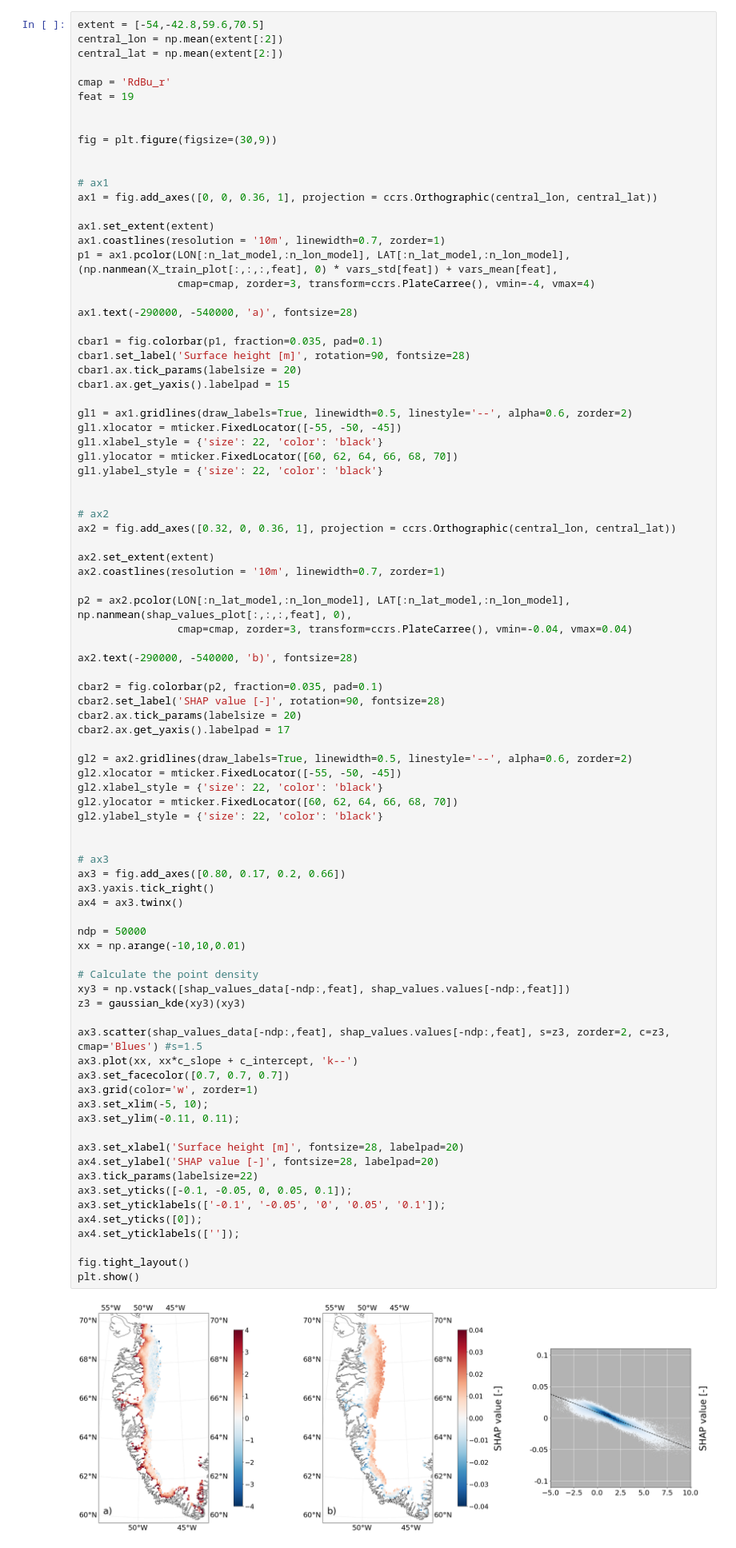
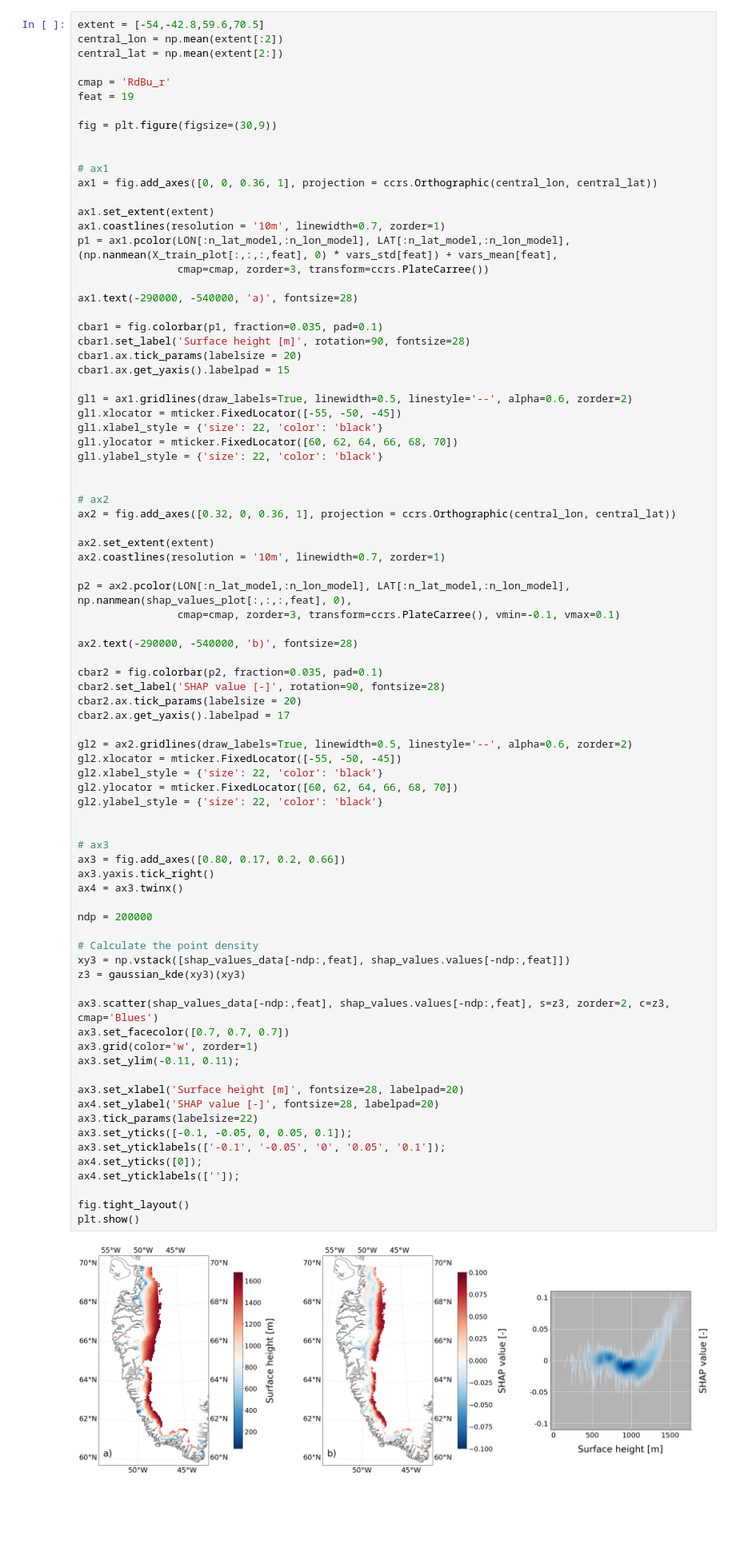
Before and after one commit to raf-antwerpen/PIXAL-predictive-ice-albedo-model, a Jupyter notebook: PIXAL.ipynb, the cells around one changed output. Shown at 80% size. Drawn from its saved outputs; the diff is of its cells as text; blank space fills up the shorter version.

```diff
--- a/PIXAL.ipynb
+++ b/PIXAL.ipynb
@@ -825,7 +829,6 @@ central_lat = np.mean(extent[2:])
 
 cmap = 'RdBu_r'
 feat = 19
-
 
 fig = plt.figure(figsize=(30,9))
 
@@ -836,7 +839,7 @@ ax1 = fig.add_axes([0, 0, 0.36, 1], projection = ccrs.Orthographic(central_lon,
 ax1.set_extent(extent)
 ax1.coastlines(resolution = '10m', linewidth=0.7, zorder=1)
 p1 = ax1.pcolor(LON[:n_lat_model,:n_lon_model], LAT[:n_lat_model,:n_lon_model], (np.nanmean(X_train_plot[:,:,:,feat], 0) * vars_std[feat]) + vars_mean[feat],
-                cmap=cmap, zorder=3, transform=ccrs.PlateCarree(), vmin=-4, vmax=4)
+                cmap=cmap, zorder=3, transform=ccrs.PlateCarree())
 
 ax1.text(-290000, -540000, 'a)', fontsize=28)
 
@@ -859,7 +862,7 @@ ax2.set_extent(extent)
 ax2.coastlines(resolution = '10m', linewidth=0.7, zorder=1)
 
 p2 = ax2.pcolor(LON[:n_lat_model,:n_lon_model], LAT[:n_lat_model,:n_lon_model], np.nanmean(shap_values_plot[:,:,:,feat], 0),
-                cmap=cmap, zorder=3, transform=ccrs.PlateCarree(), vmin=-0.04, vmax=0.04)
+                cmap=cmap, zorder=3, transform=ccrs.PlateCarree(), vmin=-0.1, vmax=0.1)
 
 ax2.text(-290000, -540000, 'b)', fontsize=28)
 
@@ -873,37 +876,34 @@ gl2.xlocator = mticker.FixedLocator([-55, -50, -45])
 gl2.xlabel_style = {'size': 22, 'color': 'black'}
 gl2.ylocator = mticker.FixedLocator([60, 62, 64, 66, 68, 70])
 gl2.ylabel_style = {'size': 22, 'color': 'black'}
 
 
 # ax3
 ax3 = fig.add_axes([0.80, 0.17, 0.2, 0.66])
 ax3.yaxis.tick_right()
 ax4 = ax3.twinx()
 
-ndp = 50000
-xx = np.arange(-10,10,0.01)
+ndp = 200000
 
 # Calculate the point density
 xy3 = np.vstack([shap_values_data[-ndp:,feat], shap_values.values[-ndp:,feat]])
 z3 = gaussian_kde(xy3)(xy3)
 
-ax3.scatter(shap_values_data[-ndp:,feat], shap_values.values[-ndp:,feat], s=z3, zorder=2, c=z3, cmap='Blues') #s=1.5
-ax3.plot(xx, xx*c_slope + c_intercept, 'k--')
+ax3.scatter(shap_values_data[-ndp:,feat], shap_values.values[-ndp:,feat], s=z3, zorder=2, c=z3, cmap='Blues')
 ax3.set_facecolor([0.7, 0.7, 0.7])
 ax3.grid(color='w', zorder=1)
-ax3.set_xlim(-5, 10);
 ax3.set_ylim(-0.11, 0.11);
 
 ax3.set_xlabel('Surface height [m]', fontsize=28, labelpad=20)
 ax4.set_ylabel('SHAP value [-]', fontsize=28, labelpad=20)
 ax3.tick_params(labelsize=22)
 ax3.set_yticks([-0.1, -0.05, 0, 0.05, 0.1]);
 ax3.set_yticklabels(['-0.1', '-0.05', '0', '0.05', '0.1']);
 ax4.set_yticks([0]);
 ax4.set_yticklabels(['']);
 
 fig.tight_layout()
 plt.show()
 # %% [output]
-[figure, old version]
+[figure, new version]
 # %% [markdown]
```
Also changed, not shown: parts of 12 cells of this notebook.
